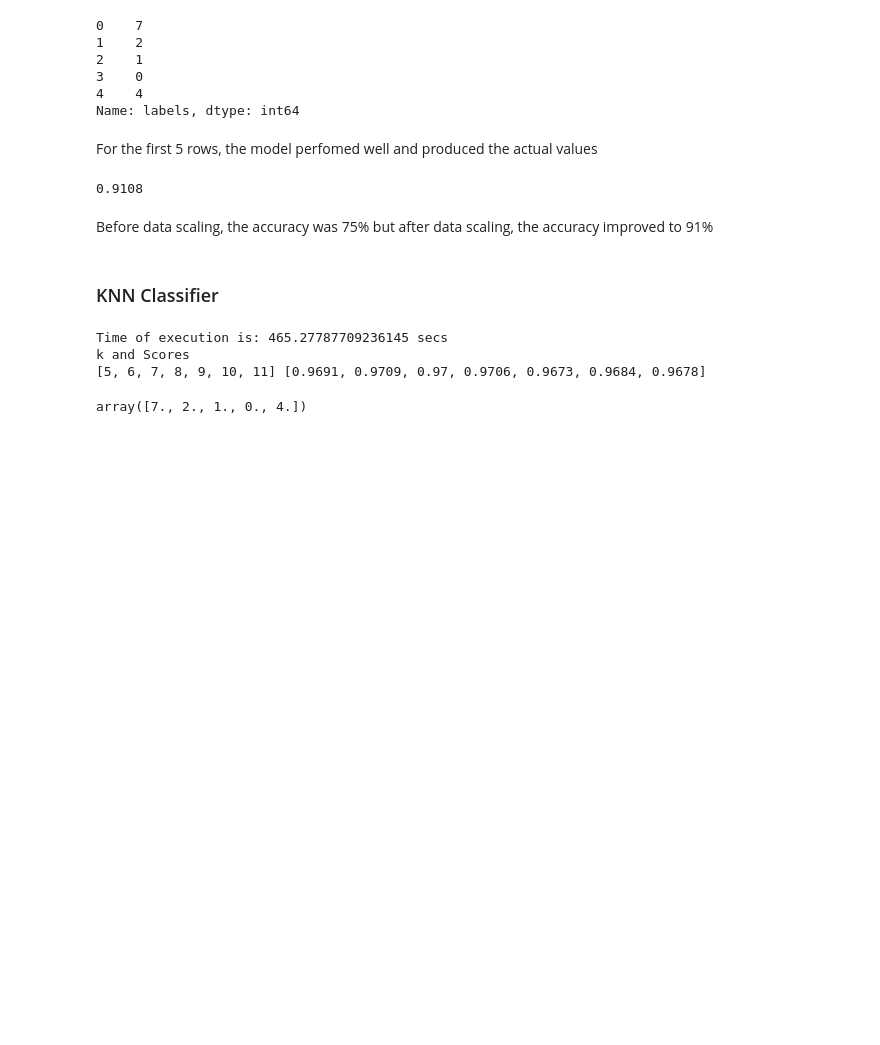
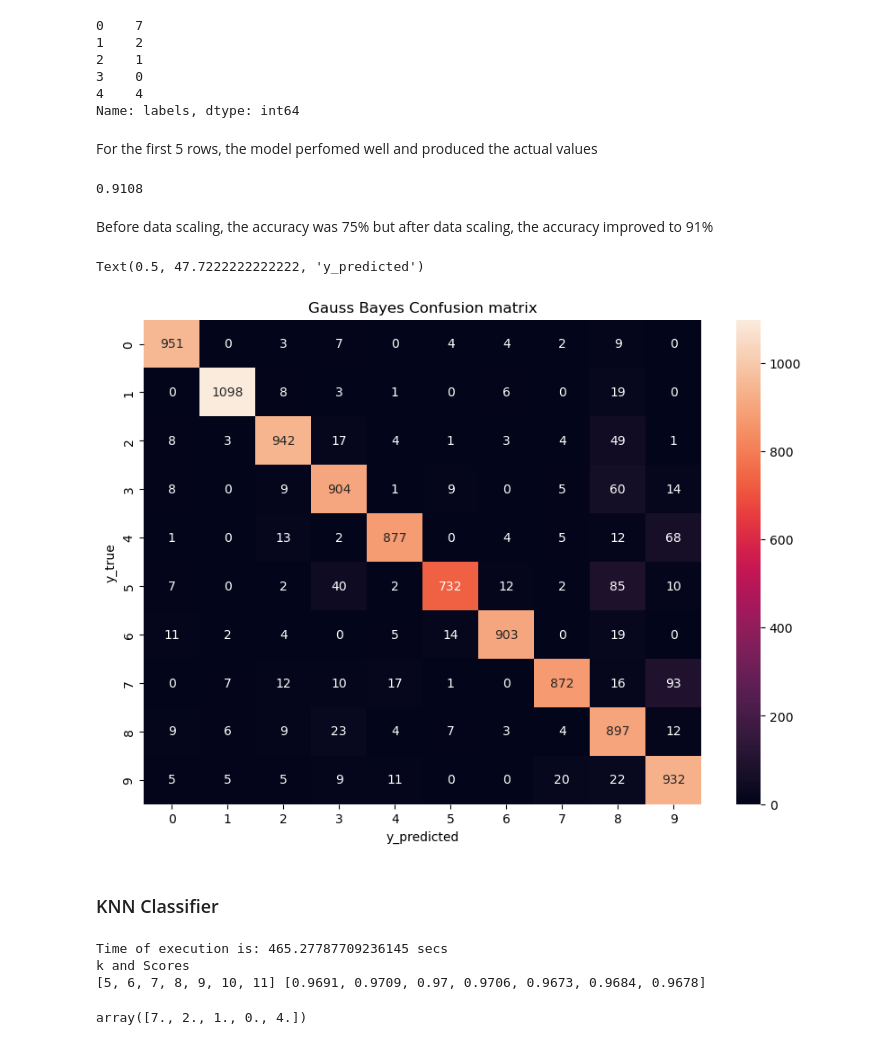
Before and after one commit to ItsOyondi/TC-Data-Cleaning-Project1, a Jupyter notebook: Mnist-Model.ipynb, the cells around one changed output. Cells and saved outputs as stored; diff of their text form; code cells hidden in the pictures; blank space fills up the shorter version.

```diff
--- a/Mnist-Model.ipynb
+++ b/Mnist-Model.ipynb
@@ -167,6 +167,19 @@ nb_classifier.accuracy(y_true, y_pred)
 0.9108
 # %% [markdown]
 Before data scaling, the accuracy was 75% but after data scaling, the accuracy improved to 91%
+# %%
+#Get confusion matrix
+plt.figure(figsize=(10,7))
+y_actual = pd.Series(y_true, name='Actual')
+y_predicted = pd.Series(y_pred, name='Predicted')
+cm = pd.crosstab(y_actual, y_predicted)
+ax = sns.heatmap(cm, annot=True, fmt="d")
+plt.title("Gauss Bayes Confusion matrix")
+plt.ylabel('y_true')
+plt.xlabel('y_predicted')
+# %% [output]
+Text(0.5, 47.7222222222222, 'y_predicted')
+[figure, added]
 # %% [markdown]
 ### KNN Classifier
 # %%
```
Also changed, not shown: parts of 2 cells of this notebook.
